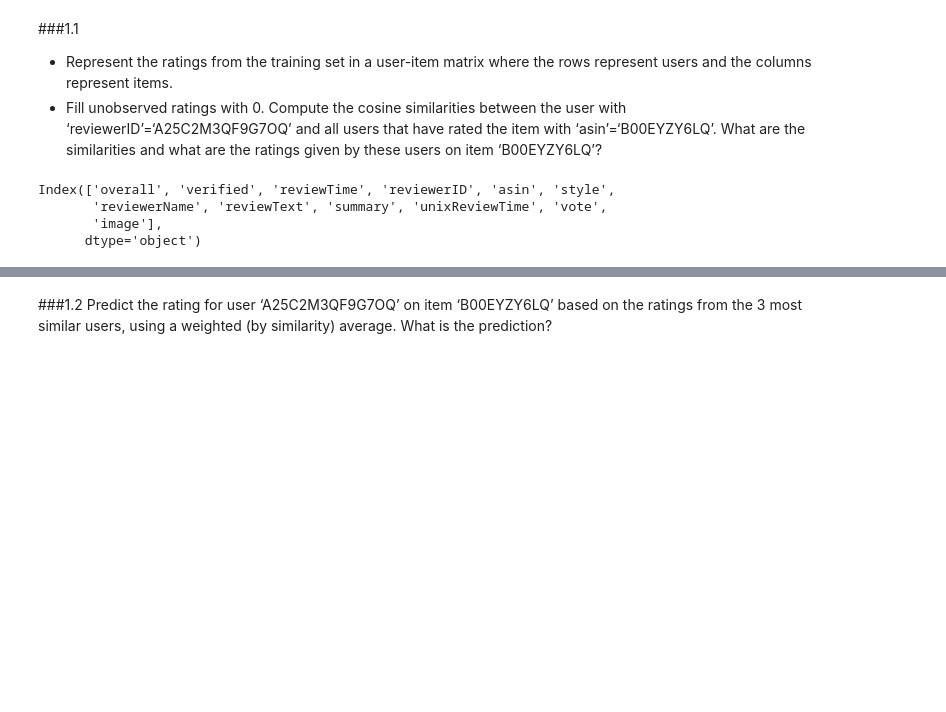
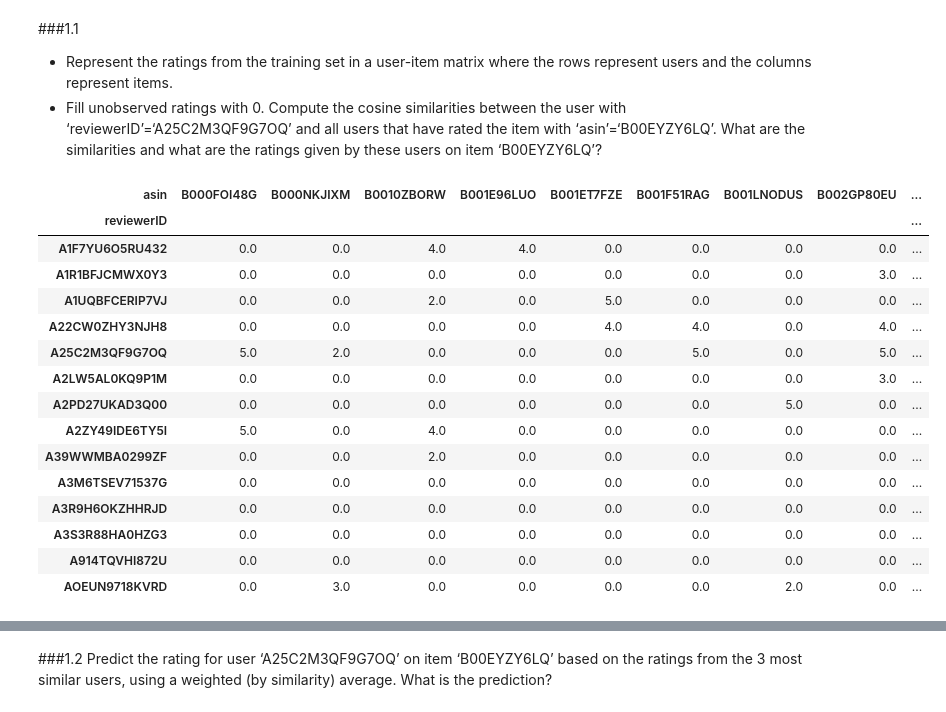
Before and after one commit to vlr112/WebScicence_FinalProject, a Jupyter notebook: labs/session_1/Session_1.ipynb, the cells around one changed output, grey strips where cells are left out. Drawn from its saved outputs; the diff is of its cells as text; code cells hidden in the pictures; blank space fills up the shorter version.

```diff
--- a/labs/session_1/Session_1.ipynb
+++ b/labs/session_1/Session_1.ipynb
@@ -263,10 +352,3 @@ users and the columns represent items.
 Compute the cosine similarities between the user with ‘reviewerID’=‘A25C2M3QF9G7OQ’ and
 all users that have rated the item with ‘asin’=‘B00EYZY6LQ’.
 What are the similarities and what are the ratings given by these users on item ‘B00EYZY6LQ’?
-# %%
-train.columns
-# %% [output]
-Index(['overall', 'verified', 'reviewTime', 'reviewerID', 'asin', 'style',
-       'reviewerName', 'reviewText', 'summary', 'unixReviewTime', 'vote',
-       'image'],
-      dtype='object')
@@ -295,7 +379,26 @@ def user_item_matrix(df):
 
 coisa = user_item_matrix(joint)
 # %%
-new.sort_values(by = ['reviewerID'])
+# new.sort_values(by = ['reviewerID'])
+
+coisa
+# %% [output]
+| asin | B000FOI48G | B000NKJIXM | B0010ZBORW | B001E96LUO | B001ET7FZE | B001F51RAG | B001LNODUS | B002GP80EU | ... |
+| reviewerID |  |  |  |  |  |  |  |  | ... |
+| A1F7YU6O5RU432 | 0.0 | 0.0 | 4.0 | 4.0 | 0.0 | 0.0 | 0.0 | 0.0 | ... |
+| A1R1BFJCMWX0Y3 | 0.0 | 0.0 | 0.0 | 0.0 | 0.0 | 0.0 | 0.0 | 3.0 | ... |
+| A1UQBFCERIP7VJ | 0.0 | 0.0 | 2.0 | 0.0 | 5.0 | 0.0 | 0.0 | 0.0 | ... |
+| A22CW0ZHY3NJH8 | 0.0 | 0.0 | 0.0 | 0.0 | 4.0 | 4.0 | 0.0 | 4.0 | ... |
+| A25C2M3QF9G7OQ | 5.0 | 2.0 | 0.0 | 0.0 | 0.0 | 5.0 | 0.0 | 5.0 | ... |
+| A2LW5AL0KQ9P1M | 0.0 | 0.0 | 0.0 | 0.0 | 0.0 | 0.0 | 0.0 | 3.0 | ... |
+| A2PD27UKAD3Q00 | 0.0 | 0.0 | 0.0 | 0.0 | 0.0 | 0.0 | 5.0 | 0.0 | ... |
+| A2ZY49IDE6TY5I | 5.0 | 0.0 | 4.0 | 0.0 | 0.0 | 0.0 | 0.0 | 0.0 | ... |
+| A39WWMBA0299ZF | 0.0 | 0.0 | 2.0 | 0.0 | 0.0 | 0.0 | 0.0 | 0.0 | ... |
+| A3M6TSEV71537G | 0.0 | 0.0 | 0.0 | 0.0 | 0.0 | 0.0 | 0.0 | 0.0 | ... |
+| A3R9H6OKZHHRJD | 0.0 | 0.0 | 0.0 | 0.0 | 0.0 | 0.0 | 0.0 | 0.0 | ... |
+| A3S3R88HA0HZG3 | 0.0 | 0.0 | 0.0 | 0.0 | 0.0 | 0.0 | 0.0 | 0.0 | ... |
+| A914TQVHI872U | 0.0 | 0.0 | 0.0 | 0.0 | 0.0 | 0.0 | 0.0 | 0.0 | ... |
+| AOEUN9718KVRD | 0.0 | 3.0 | 0.0 | 0.0 | 0.0 | 0.0 | 2.0 | 0.0 | ... |
 # %%
 def cosine_sim(df, new):
 
```
Also changed, not shown: parts of 19 cells of this notebook.
